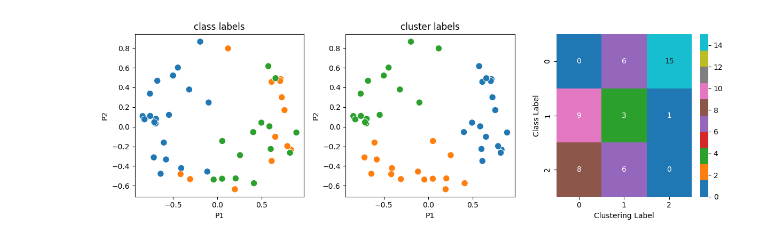
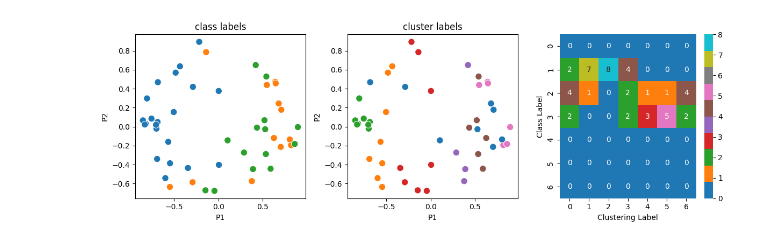
Before and after one commit to clumsyspeedboat/clustering_metaproteins, a Jupyter notebook: cluster_analysis.ipynb, the cells around one changed output. Cells and saved outputs as stored; diff of their text form; code cells hidden in the pictures.

```diff
--- a/cluster_analysis.ipynb
+++ b/cluster_analysis.ipynb
@@ -27,6 +26,6 @@ from sklearn.metrics import silhouette_samples, silhouette_score
 df_csv = pd.read_csv("dataset_1/mp_samples.csv")
 df_csv_data = df_csv.iloc[:, 2:2971]
 df_graph = pd.read_csv("dataset_1/graph.csv")
-df_csv_data2 = df_csv_data.loc[:,(df_csv_data.mean() >= 100)]
+df_csv_data2 = df_csv_data.loc[:,(df_csv_data.mean() >= 350)]
 df_csv_data2.shape
 # %% [output]
@@ -44,8 +43,8 @@ def norm_and_pca_from_df(df):
     cols = list(df.columns)
     df_normalized[cols] = pd.DataFrame(normalize(StandardScaler().fit_transform(df[cols])))
 
-    df_pca = pd.DataFrame(PCA(n_components = 2).fit_transform(df_normalized))
-    df_pca.columns = ['P1', 'P2']
+    df_pca = pd.DataFrame(PCA(n_components = 3).fit_transform(df_normalized))
+    df_pca.columns = ['P1', 'P2','P3']
 
     return df_normalized, df_pca
 # %%
@@ -55,7 +54,7 @@ df_pca.index = df_csv['Patients']
 df_pca['class_label'] = ['CD' if 'CD' in index else 'UC' if 'UC' in  index else 'C' for index, patient in df_pca.iterrows()]
 df_pca['class_label'] = df_pca['class_label'].astype('category').cat.codes
 
-df_pca_control = df_pca[['P1','P2']]
+df_pca_control = df_pca[['P1','P2','P3']]
 # %%
 def get_graph(df, proximity_measure) :
     '''
@@ -171,7 +176,7 @@ cluster_plots(df_pca, df_pca[['P1','P2']], SpectralClustering, 3)
 # %%
-cluster_plots(df_pca, X, AgglomerativeClustering, 3)
+cluster_plots(df_pca, X, OPTICS, 4)
 # %% [output]
-[figure, old version]
+[figure, new version]
 # %%
 range_param = [2,3,4,5,6,7]
 algorithms = [KMeans]
```
Also changed, not shown: parts of 8 cells of this notebook.
